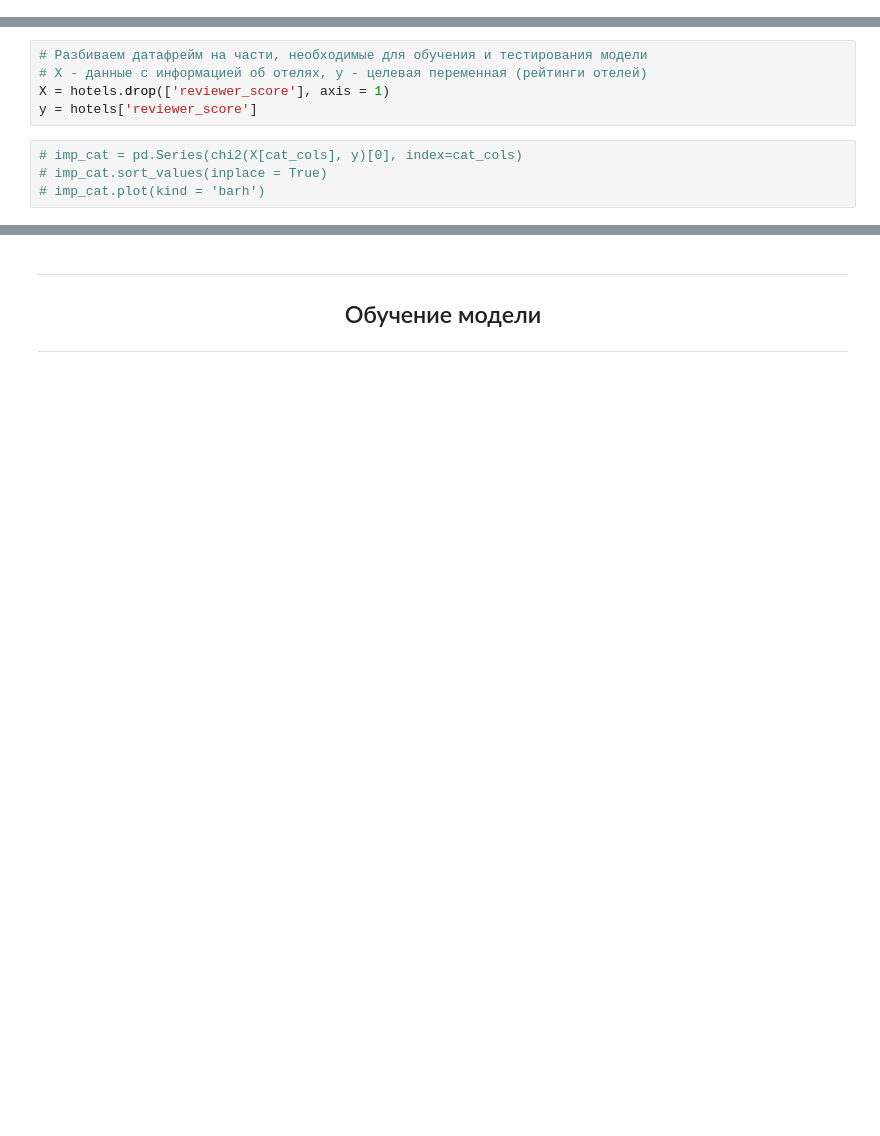
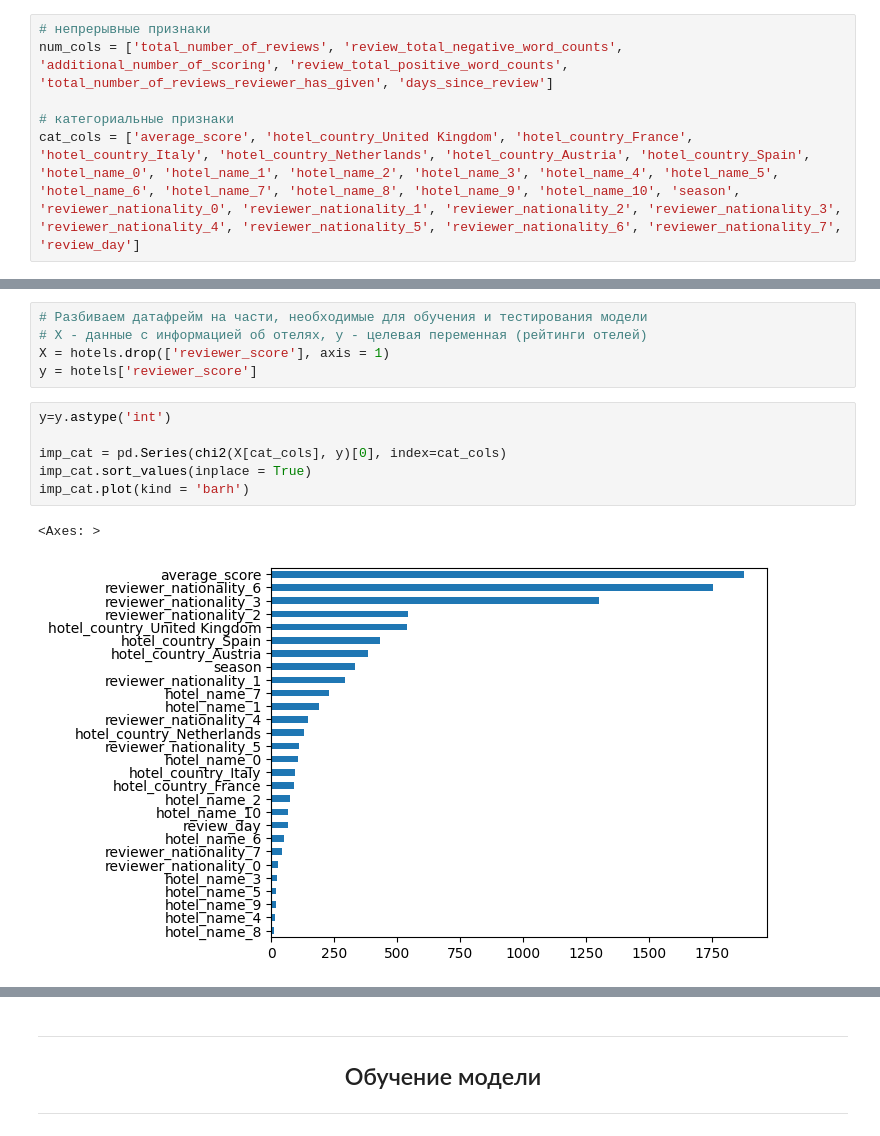
Before and after one commit to Elancinos/SF_DS_COURSE, a Jupyter notebook: Project_3/Project_3-dataCleaning.ipynb, the cells around one changed output, grey strips where cells are left out. Saved outputs shown, nothing was run; the diff lists cells and outputs as text; blank space fills up the shorter version.

```diff
--- a/Project_3/Project_3-dataCleaning.ipynb
+++ b/Project_3/Project_3-dataCleaning.ipynb
@@ -377,0 +380,6 @@ hotels
+# %%
+# непрерывные признаки
+num_cols = ['total_number_of_reviews', 'review_total_negative_word_counts', 'additional_number_of_scoring', 'review_total_positive_word_counts', 'total_number_of_reviews_reviewer_has_given', 'days_since_review']
+
+# категориальные признаки
+cat_cols = ['average_score', 'hotel_country_United Kingdom', 'hotel_country_France', 'hotel_country_Italy', 'hotel_country_Netherlands', 'hotel_country_Austria', 'hotel_country_Spain', 'hotel_name_0', 'hotel_name_1', 'hotel_name_2', 'hotel_name_3', 'hotel_name_4', 'hotel_name_5', 'hotel_name_6', 'hotel_name_7', 'hotel_name_8', 'hotel_name_9', 'hotel_name_10', 'season', 'reviewer_nationality_0', 'reviewer_nationality_1', 'reviewer_nationality_2', 'reviewer_nationality_3', 'reviewer_nationality_4', 'reviewer_nationality_5', 'reviewer_nationality_6', 'reviewer_nationality_7', 'review_day']
@@ -410,6 +426,11 @@ memory usage: 125.4 MB
 X = hotels.drop(['reviewer_score'], axis = 1)
 y = hotels['reviewer_score']
 # %%
-# imp_cat = pd.Series(chi2(X[cat_cols], y)[0], index=cat_cols)
-# imp_cat.sort_values(inplace = True)
-# imp_cat.plot(kind = 'barh')
+y=y.astype('int')
+
+imp_cat = pd.Series(chi2(X[cat_cols], y)[0], index=cat_cols)
+imp_cat.sort_values(inplace = True)
+imp_cat.plot(kind = 'barh')
+# %% [output]
+<Axes: >
+[figure, added]
```
Also changed, not shown: parts of 15 cells of this notebook.
